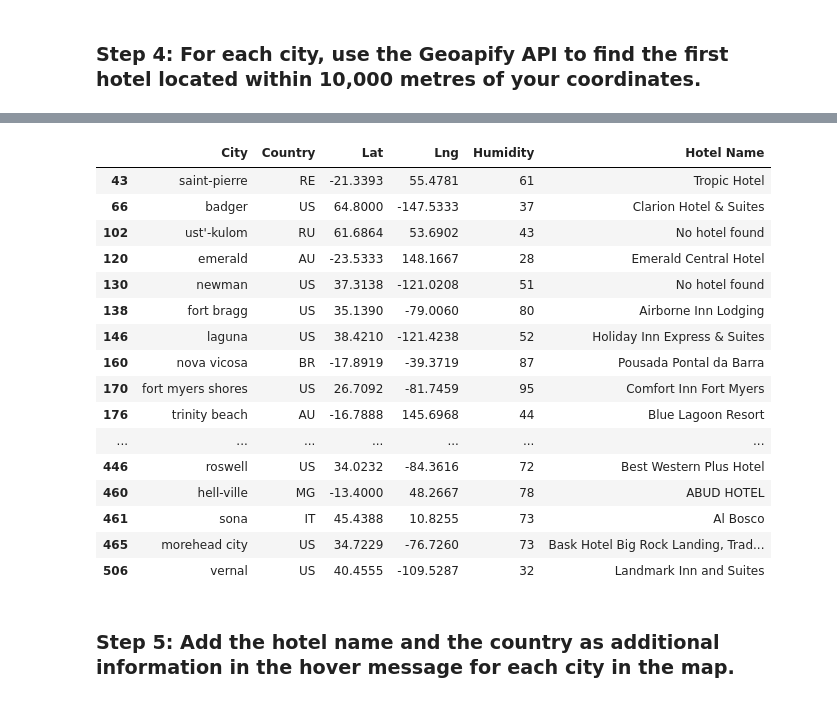
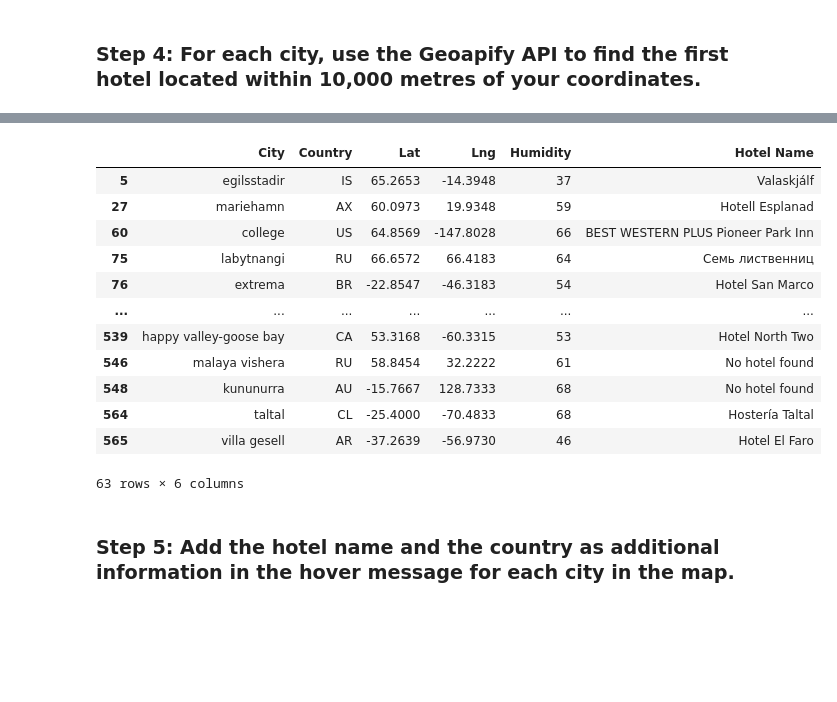
Before and after one commit to MissKay535/python-api-challenge, a Jupyter notebook: WeatherPy/VacationPy.ipynb, the cells around one changed output, grey strips where cells are left out. Saved outputs shown, nothing was run; the diff lists cells and outputs as text; code cells hidden in the pictures; blank space fills up the shorter version.

```diff
--- a/WeatherPy/VacationPy.ipynb
+++ b/WeatherPy/VacationPy.ipynb
@@ -43,12 +60,20 @@ city_data_df.head()
 ### Step 2: Narrow down the `city_data_df` DataFrame to find your ideal weather condition
 # %%
 # Narrow down cities that fit criteria and drop any results with null values
-# YOUR CODE HERE
+
+# Filter the city_data_df DataFrame for my family's ideal weather for vacationing
+ideal_weather_df = city_data_df.loc[
+    (city_data_df["Humidity"] <= 70) &
+    (city_data_df["Max Temp"] >= 273) &
+    (city_data_df["Max Temp"] <= 297) &
+    (city_data_df["Wind Speed"] <= 10) &
+    (city_data_df["Cloudiness"] <= 50)
+    ]
 
 # Drop any rows with null values
-# YOUR CODE HERE
+ideal_weather_df.dropna().reset_index(drop=True)
 
 # Display sample data
-# YOUR CODE HERE
+ideal_weather_df
 # %% [output]
 |  | City_ID | City | Lat | Lng | Max Temp | Humidity | Cloudiness | Wind Speed | Country | Date |
@@ -72,12 +93,12 @@ city_data_df.head()
 ### Step 3: Create a new DataFrame called `hotel_df`.
 # %%
 # Use the Pandas copy function to create DataFrame called hotel_df to store the city, country, coordinates, and humidity
-# YOUR CODE HERE
+hotel_df = ideal_weather_df[["City", "Country", "Lat", "Lng", "Humidity"]].copy()
 
 # Add an empty column, "Hotel Name," to the DataFrame so you can store the hotel found using the Geoapify API
-# YOUR CODE HERE
+hotel_df["Hotel Name"] = ""
 
 # Display sample data
-# YOUR CODE HERE
+hotel_df
 # %% [output]
 |  | City | Country | Lat | Lng | Humidity | Hotel Name |
@@ -101,9 +118,11 @@ city_data_df.head()
 ### Step 4: For each city, use the Geoapify API to find the first hotel located within 10,000 metres of your coordinates.
 # %%
 # Set parameters to search for a hotel
-radius = # YOUR CODE HERE
+radius = 10000
+categories = "accommodation.hotel"
 params = {
-    # YOUR CODE HERE
+    "categories":categories,
+    "apiKey":geoapify_key
 }
 
 # Print a message to follow up the hotel search
@@ -111,25 +130,26 @@ print("Starting hotel search")
 
 # Iterate through the hotel_df DataFrame
 for index, row in hotel_df.iterrows():
-    # get latitude, longitude from the DataFrame
-    # YOUR CODE HERE
+    # Get latitude, longitude from the DataFrame
+    latitude = hotel_df.loc[index, "Lat"]
+    longitude = hotel_df.loc[index, "Lng"]
 
     # Add the current city's latitude and longitude to the params dictionary
-    params["filter"] = # YOUR CODE HERE
-    params["bias"] = # YOUR CODE HERE
+    params["filter"] = f"circle:{longitude},{latitude},{radius}"
+    params["bias"] = f"proximity:{longitude},{latitude}"
 
     # Set base URL
     base_url = "https://api.geoapify.com/v2/places"
 
     # Make and API request using the params dictionary
-    name_address = # YOUR CODE HERE
+    name_address = requests.get(base_url, params=params)
 
     # Convert the API response to JSON format
-    name_address = # YOUR CODE HERE
+    name_address_json = name_address.json()
 
     # Grab the first hotel from the results and store the name in the hotel_df DataFrame
     try:
-        hotel_df.loc[index, "Hotel Name"] = name_address["features"][0]["properties"]["name"]
+        hotel_df.loc[index, "Hotel Name"] = name_address_json["features"][0]["properties"]["name"]
     except (KeyError, IndexError):
         # If no hotel is found, set the hotel name as "No hotel found".
         hotel_df.loc[index, "Hotel Name"] = "No hotel found"
@@ -160,19 +180,15 @@ vernal - nearest hotel: Landmark Inn and Suites
 |  | City | Country | Lat | Lng | Humidity | Hotel Name |
-| 43 | saint-pierre | RE | -21.3393 | 55.4781 | 61 | Tropic Hotel |
-| 66 | badger | US | 64.8000 | -147.5333 | 37 | Clarion Hotel & Suites |
-| 102 | ust'-kulom | RU | 61.6864 | 53.6902 | 43 | No hotel found |
-| 120 | emerald | AU | -23.5333 | 148.1667 | 28 | Emerald Central Hotel |
-| 130 | newman | US | 37.3138 | -121.0208 | 51 | No hotel found |
-| 138 | fort bragg | US | 35.1390 | -79.0060 | 80 | Airborne Inn Lodging |
-| 146 | laguna | US | 38.4210 | -121.4238 | 52 | Holiday Inn Express & Suites |
-| 160 | nova vicosa | BR | -17.8919 | -39.3719 | 87 | Pousada Pontal da Barra |
-| 170 | fort myers shores | US | 26.7092 | -81.7459 | 95 | Comfort Inn Fort Myers |
-| 176 | trinity beach | AU | -16.7888 | 145.6968 | 44 | Blue Lagoon Resort |
+| 5 | egilsstadir | IS | 65.2653 | -14.3948 | 37 | Valaskjálf |
+| 27 | mariehamn | AX | 60.0973 | 19.9348 | 59 | Hotell Esplanad |
+| 60 | college | US | 64.8569 | -147.8028 | 66 | BEST WESTERN PLUS Pioneer Park Inn |
+| 75 | labytnangi | RU | 66.6572 | 66.4183 | 64 | Семь лиственниц |
+| 76 | extrema | BR | -22.8547 | -46.3183 | 54 | Hotel San Marco |
 | ... | ... | ... | ... | ... | ... | ... |
-| 446 | roswell | US | 34.0232 | -84.3616 | 72 | Best Western Plus Hotel |
-| 460 | hell-ville | MG | -13.4000 | 48.2667 | 78 | ABUD HOTEL |
-| 461 | sona | IT | 45.4388 | 10.8255 | 73 | Al Bosco |
-| 465 | morehead city | US | 34.7229 | -76.7260 | 73 | Bask Hotel Big Rock Landing, Trad... |
-| 506 | vernal | US | 40.4555 | -109.5287 | 32 | Landmark Inn and Suites |
+| 539 | happy valley-goose bay | CA | 53.3168 | -60.3315 | 53 | Hotel North Two |
+| 546 | malaya vishera | RU | 58.8454 | 32.2222 | 61 | No hotel found |
+| 548 | kununurra | AU | -15.7667 | 128.7333 | 68 | No hotel found |
+| 564 | taltal | CL | -25.4000 | -70.4833 | 68 | Hostería Taltal |
+| 565 | villa gesell | AR | -37.2639 | -56.9730 | 46 | Hotel El Faro |
+63 rows × 6 columns
 # %% [markdown]
 ### Step 5: Add the hotel name and the country as additional information in the hover message for each city in the map.
```
Also changed, not shown: parts of 9 cells of this notebook, 6 other files.
